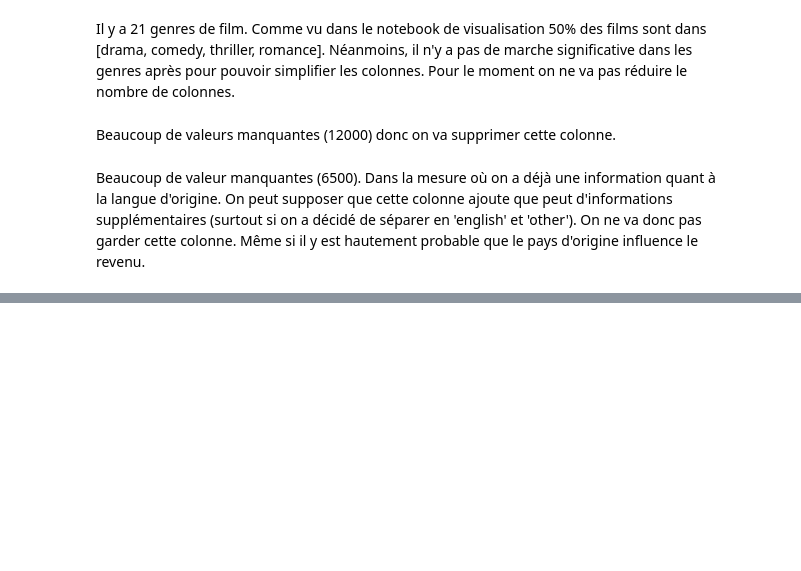
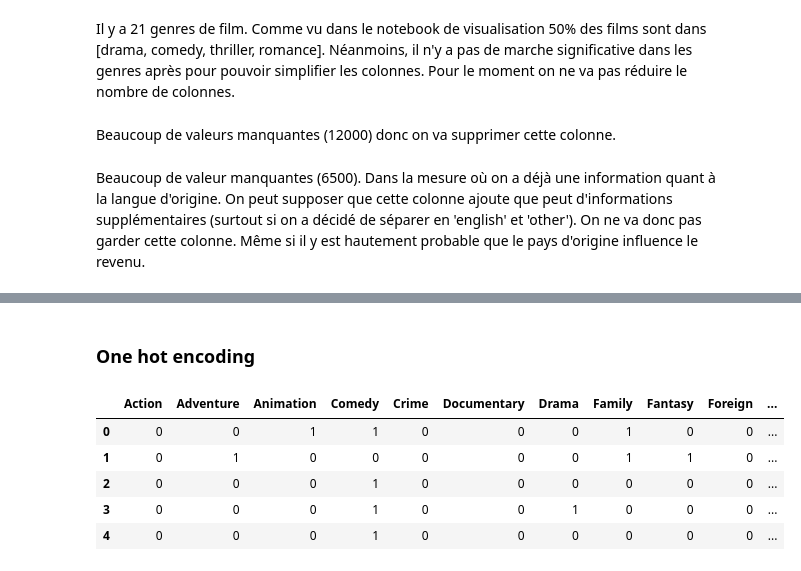
Before and after one commit to Aaramis/Film_recommandation, a Jupyter notebook: data_transformation.ipynb, the cells around one changed output, grey strips where cells are left out. Cells and saved outputs as stored; diff of their text form; code cells hidden in the pictures; blank space fills up the shorter version.

```diff
--- a/data_transformation.ipynb
+++ b/data_transformation.ipynb
@@ -133,0 +315,21 @@ df.characters_gender = df.characters_gender.fillna(0)
+# %% [markdown]
+### One hot encoding
+# %%
+months = ['jan', 'fev', 'mars', 'avril', 'mai', 'juin', 'juil', 'aout', 'sept', 'oct', 'nov', 'dec']
+
+list_test = [months[int(i)-1] for i in df.release_month]
+df = df.assign(release_month = list_test)
+# %%
+df = pd.get_dummies(df, columns=['release_month'])
+# %%
+df_genre = pd.Series(df.genres).str.get_dummies(sep=',')
+df = pd.concat([df, df_genre], axis = 1)
+# %%
+df_genre.head()
+# %% [output]
+|  | Action | Adventure | Animation | Comedy | Crime | Documentary | Drama | Family | Fantasy | Foreign | ... |
+| 0 | 0 | 0 | 1 | 1 | 0 | 0 | 0 | 1 | 0 | 0 | ... |
+| 1 | 0 | 1 | 0 | 0 | 0 | 0 | 0 | 1 | 1 | 0 | ... |
+| 2 | 0 | 0 | 0 | 1 | 0 | 0 | 0 | 0 | 0 | 0 | ... |
+| 3 | 0 | 0 | 0 | 1 | 0 | 0 | 1 | 0 | 0 | 0 | ... |
+| 4 | 0 | 0 | 0 | 1 | 0 | 0 | 0 | 0 | 0 | 0 | ... |
```
Also changed, not shown: parts of 38 cells of this notebook, 3 other files.
